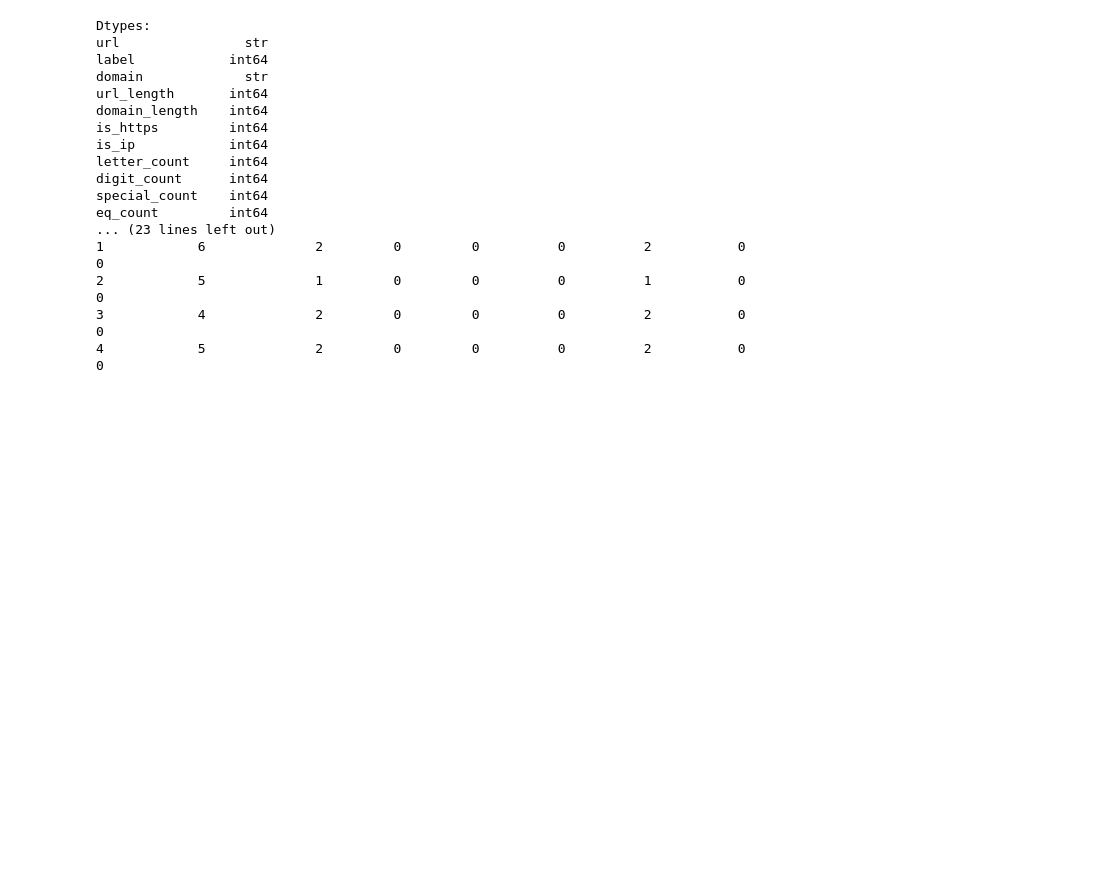
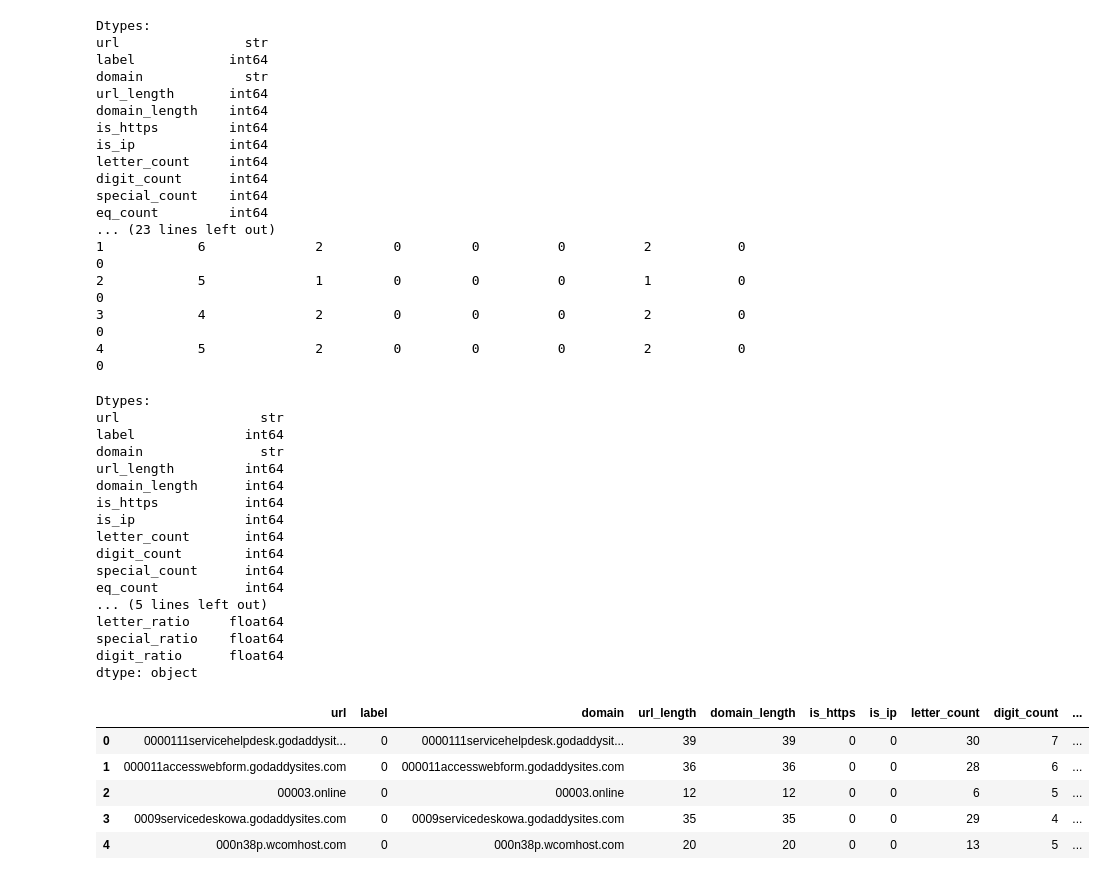
Before and after one commit to 106188960/Group-3-Tech-Project, a Jupyter notebook: DataTransforming.ipynb, the cells around one changed output. Drawn from its saved outputs; the diff is of its cells as text; code cells hidden in the pictures; blank space fills up the shorter version.

```diff
--- a/DataTransforming.ipynb
+++ b/DataTransforming.ipynb
@@ -244,4 +243,35 @@ eq_count         int64
 2            5              1         0         0          0          1           0            0
 3            4              2         0         0          0          2           0            0
 4            5              2         0         0          0          2           0            0
+# %%
+df['letter_ratio'] = df['letter_count']/df['url_length']
+df['digit_ratio'] = df['digit_count']/df['url_length']
+df['special_ratio'] = df['special_count']/df['url_length']
+
+print("\nDtypes:"); print(df.dtypes)
+df.head()
+# %% [output]
+Dtypes:
+url                  str
+label              int64
+domain               str
+url_length         int64
+domain_length      int64
+is_https           int64
+is_ip              int64
+letter_count       int64
+digit_count        int64
+special_count      int64
+eq_count           int64
+... (5 lines left out)
+letter_ratio     float64
+special_ratio    float64
+digit_ratio      float64
+dtype: object
+|  | url | label | domain | url_length | domain_length | is_https | is_ip | letter_count | digit_count | ... |
+| 0 | 0000111servicehelpdesk.godaddysit... | 0 | 0000111servicehelpdesk.godaddysit... | 39 | 39 | 0 | 0 | 30 | 7 | ... |
+| 1 | 000011accesswebform.godaddysites.com | 0 | 000011accesswebform.godaddysites.com | 36 | 36 | 0 | 0 | 28 | 6 | ... |
+| 2 | 00003.online | 0 | 00003.online | 12 | 12 | 0 | 0 | 6 | 5 | ... |
+| 3 | 0009servicedeskowa.godaddysites.com | 0 | 0009servicedeskowa.godaddysites.com | 35 | 35 | 0 | 0 | 29 | 4 | ... |
+| 4 | 000n38p.wcomhost.com | 0 | 000n38p.wcomhost.com | 20 | 20 | 0 | 0 | 13 | 5 | ... |
 # %%
```
Also changed, not shown: parts of 2 cells of this notebook, 2 other files.
